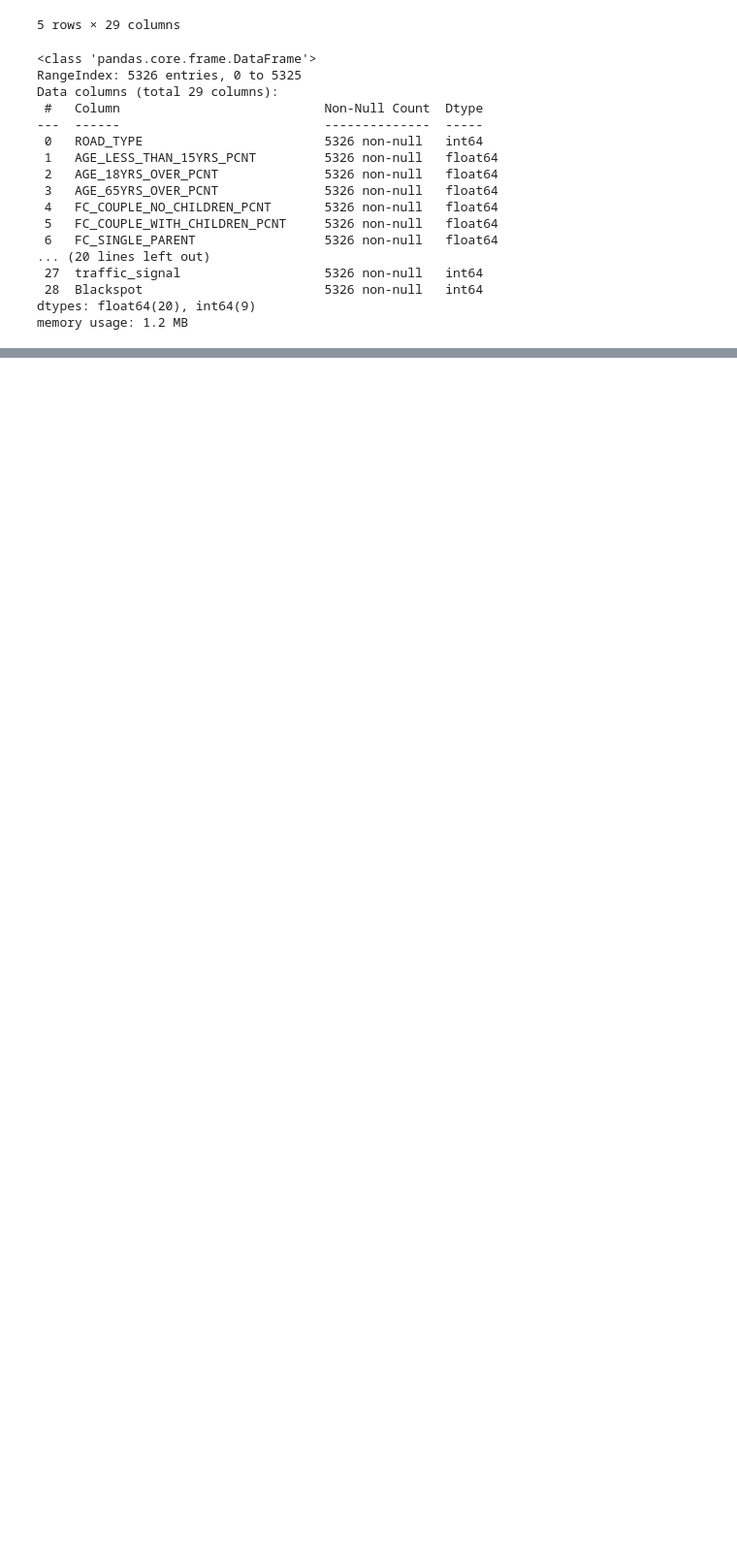
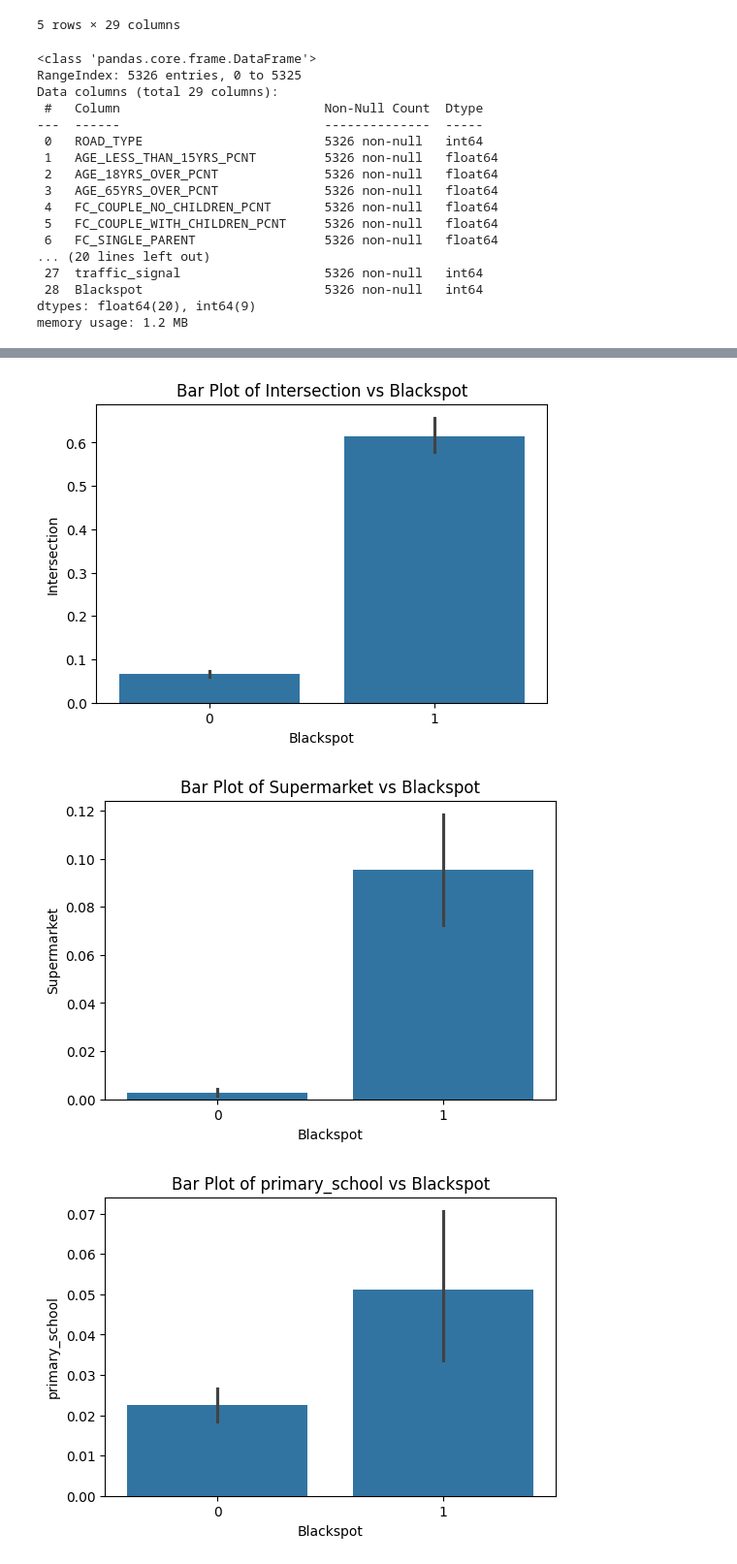
Before and after one commit to poojabathla/VicCrashAnalytics, a Jupyter notebook: scripts/vic_crash_analysis_jupyter.ipynb, the cells around one changed output, grey strips where cells are left out. Shown at 97% size. Saved outputs shown, nothing was run; the diff lists cells and outputs as text; code cells hidden in the pictures; blank space fills up the shorter version.

```diff
--- a/scripts/vic_crash_analysis_jupyter.ipynb
+++ b/scripts/vic_crash_analysis_jupyter.ipynb
@@ -178,0 +273,11 @@ memory usage: 1.2 MB
+# %%
+binary_columns = blackspot_df[['Intersection', 'Supermarket', 'primary_school', 'secondary_school', 'km_post','traffic_signal']]
+for col in binary_columns:
+    plt.figure(figsize=(6, 4))
+    sns.barplot(x=blackspot_df["Blackspot"], y=blackspot_df[col])
+    plt.title(f"Bar Plot of {col} vs Blackspot")
+    plt.show()
+# %% [output]
+[figure, added]
+[figure, added]
+[figure, added]
```
Also changed, not shown: parts of 12 cells of this notebook.
